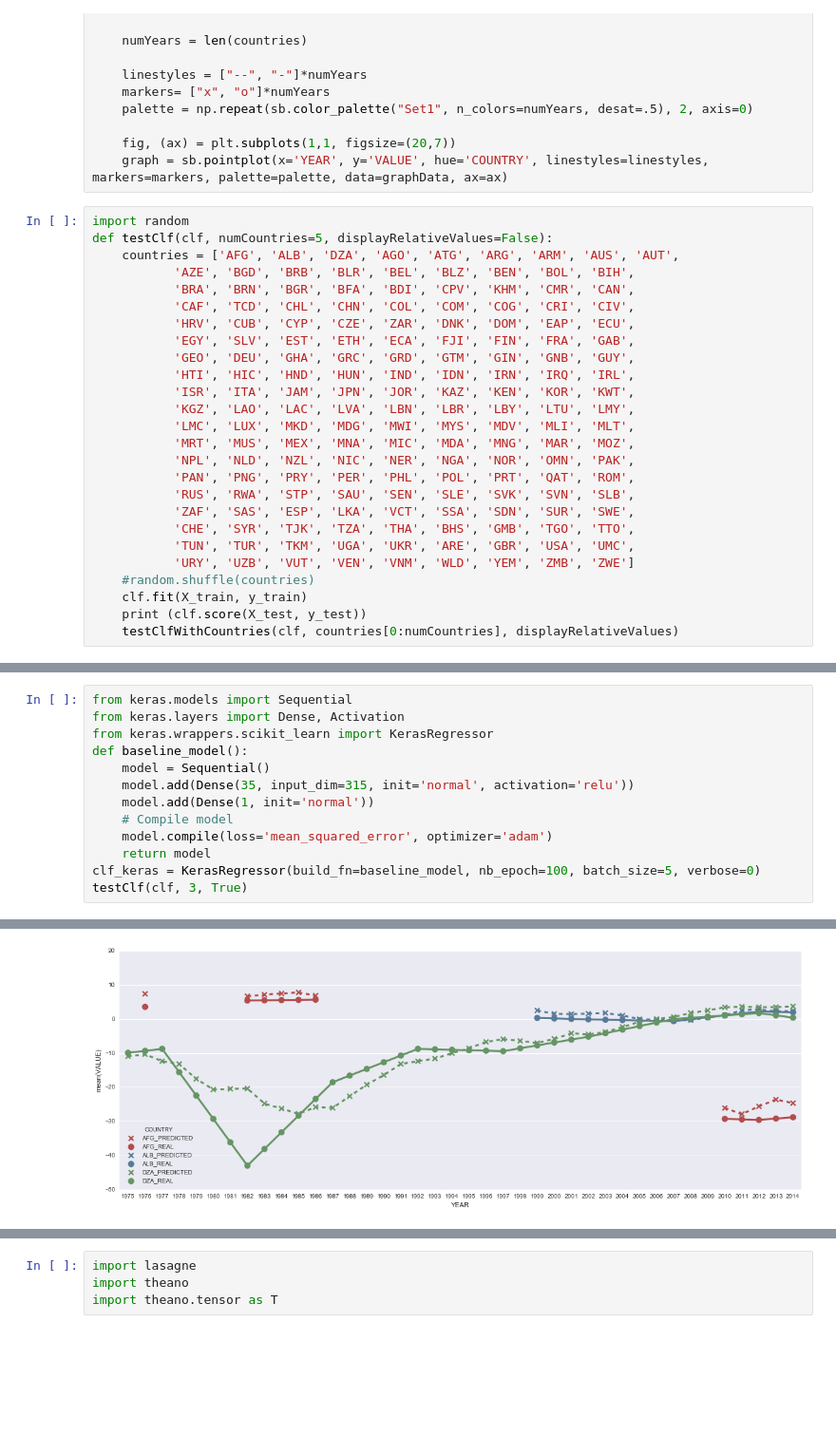
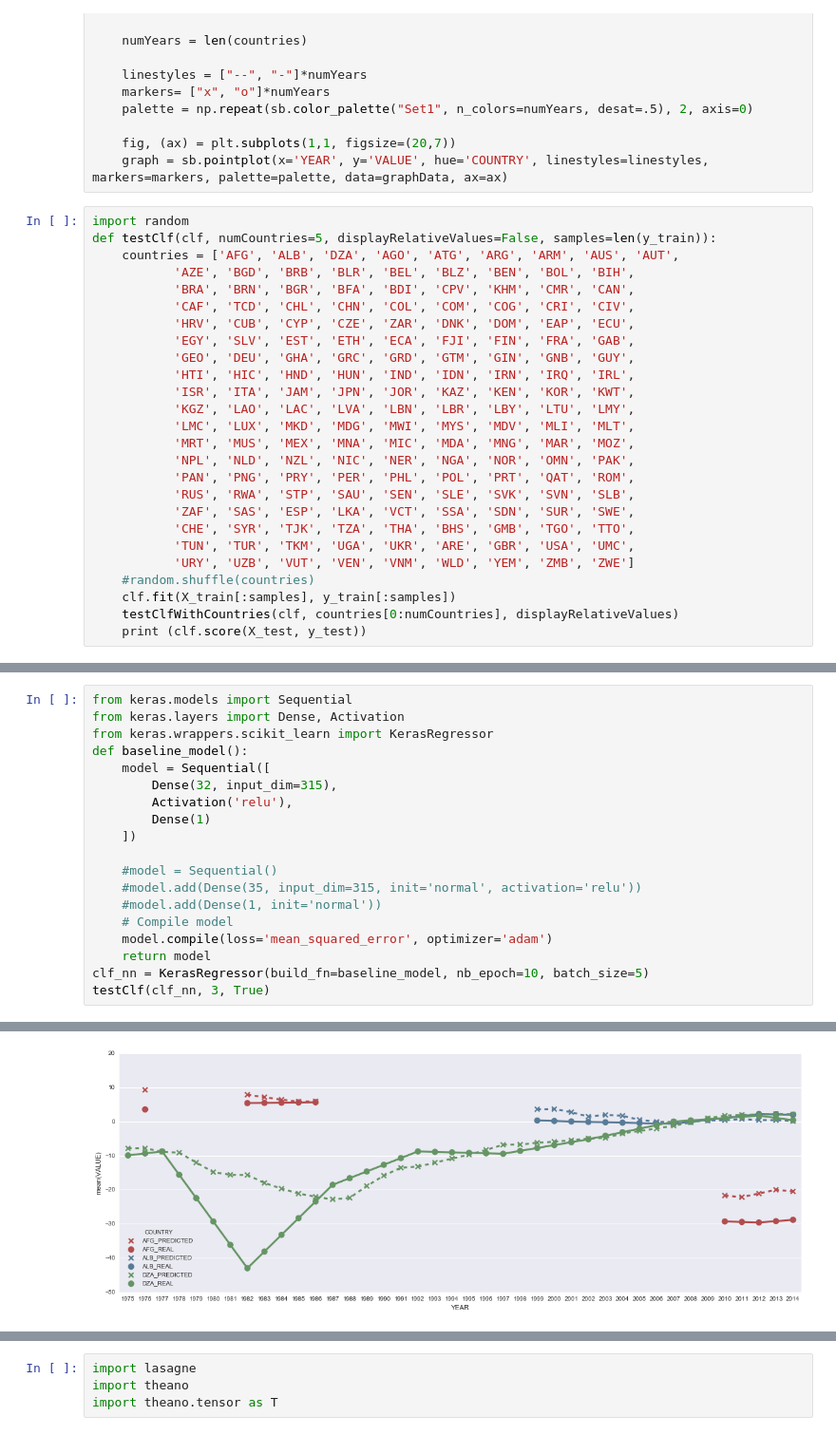
Before and after one commit to jgzuke/KaggleScripts, a Jupyter notebook: WorldDevelopment/Training.ipynb, the cells around one changed output, grey strips where cells are left out. Shown at 95% size. Drawn from its saved outputs; the diff is of its cells as text; blank space fills up the shorter version.

Commit message:
working models, going to split train/test by country

```diff
--- a/WorldDevelopment/Training.ipynb
+++ b/WorldDevelopment/Training.ipynb
@@ -87,7 +87,7 @@ def testClfWithCountries(clf, countries, displayRelativeValues):
     graph = sb.pointplot(x='YEAR', y='VALUE', hue='COUNTRY', linestyles=linestyles, markers=markers, palette=palette, data=graphData, ax=ax)
 # %%
 import random
-def testClf(clf, numCountries=5, displayRelativeValues=False):
+def testClf(clf, numCountries=5, displayRelativeValues=False, samples=len(y_train)):
     countries = ['AFG', 'ALB', 'DZA', 'AGO', 'ATG', 'ARG', 'ARM', 'AUS', 'AUT',
            'AZE', 'BGD', 'BRB', 'BLR', 'BEL', 'BLZ', 'BEN', 'BOL', 'BIH',
            'BRA', 'BRN', 'BGR', 'BFA', 'BDI', 'CPV', 'KHM', 'CMR', 'CAN',
@@ -108,9 +108,9 @@ def testClf(clf, numCountries=5, displayRelativeValues=False):
            'TUN', 'TUR', 'TKM', 'UGA', 'UKR', 'ARE', 'GBR', 'USA', 'UMC',
            'URY', 'UZB', 'VUT', 'VEN', 'VNM', 'WLD', 'YEM', 'ZMB', 'ZWE']
     #random.shuffle(countries)
-    clf.fit(X_train, y_train)
+    clf.fit(X_train[:samples], y_train[:samples])
+    testClfWithCountries(clf, countries[0:numCountries], displayRelativeValues)
     print (clf.score(X_test, y_test))
-    testClfWithCountries(clf, countries[0:numCountries], displayRelativeValues)
 # %%
 from sklearn.linear_model import LinearRegression
 clf_lr = LinearRegression()
@@ -129,12 +123,18 @@ from keras.models import Sequential
 from keras.layers import Dense, Activation
 from keras.wrappers.scikit_learn import KerasRegressor
 def baseline_model():
-    model = Sequential()
-    model.add(Dense(35, input_dim=315, init='normal', activation='relu'))
-    model.add(Dense(1, init='normal'))
+    model = Sequential([
+        Dense(32, input_dim=315),
+        Activation('relu'),
+        Dense(1)
+    ])
+
+    #model = Sequential()
+    #model.add(Dense(35, input_dim=315, init='normal', activation='relu'))
+    #model.add(Dense(1, init='normal'))
     # Compile model
     model.compile(loss='mean_squared_error', optimizer='adam')
     return model
-clf_keras = KerasRegressor(build_fn=baseline_model, nb_epoch=100, batch_size=5, verbose=0)
-testClf(clf, 3, True)
+clf_nn = KerasRegressor(build_fn=baseline_model, nb_epoch=10, batch_size=5)
+testClf(clf_nn, 3, True)
 # %% [output]
@@ -142,3 +158,3 @@ testClf(clf, 3, True)
-[figure, old version]
+[figure, new version]
 # %%
 from sklearn.grid_search import GridSearchCV
```
Also changed, not shown: parts of 6 cells of this notebook.
